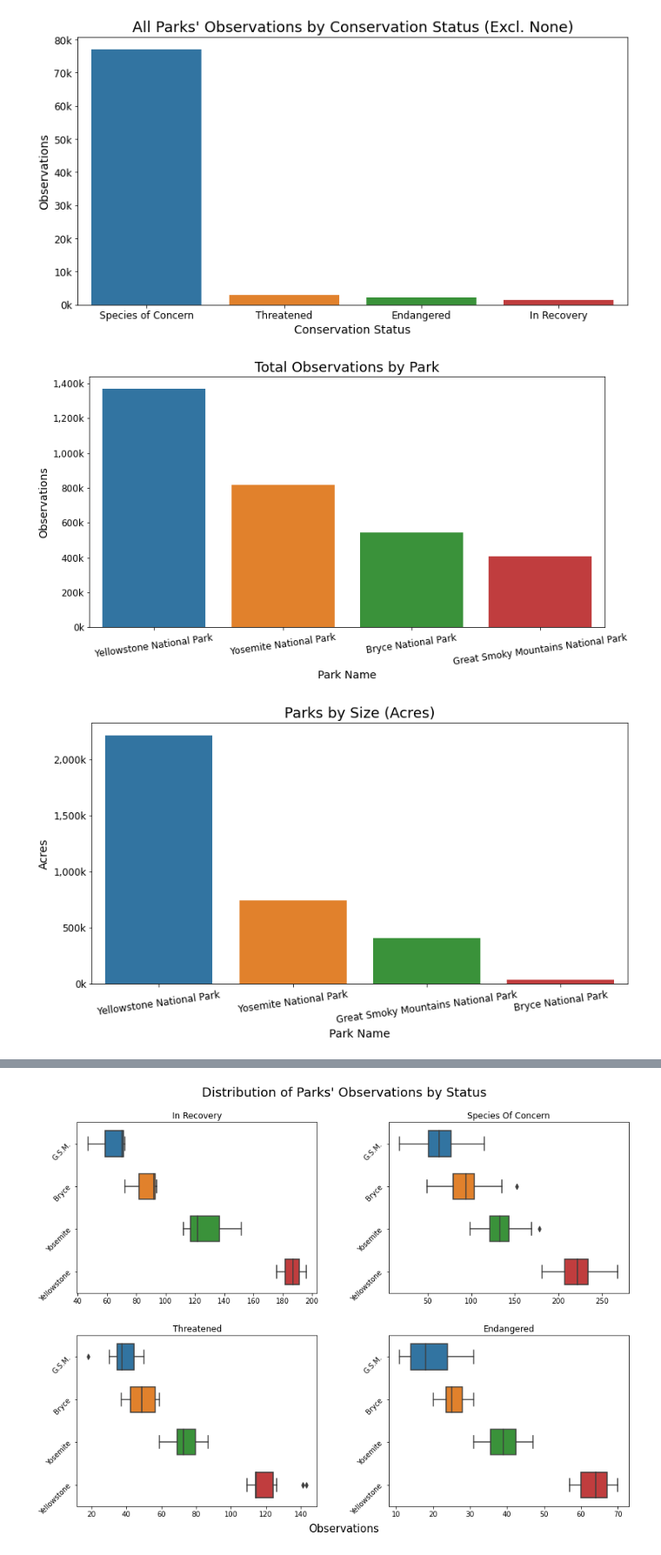
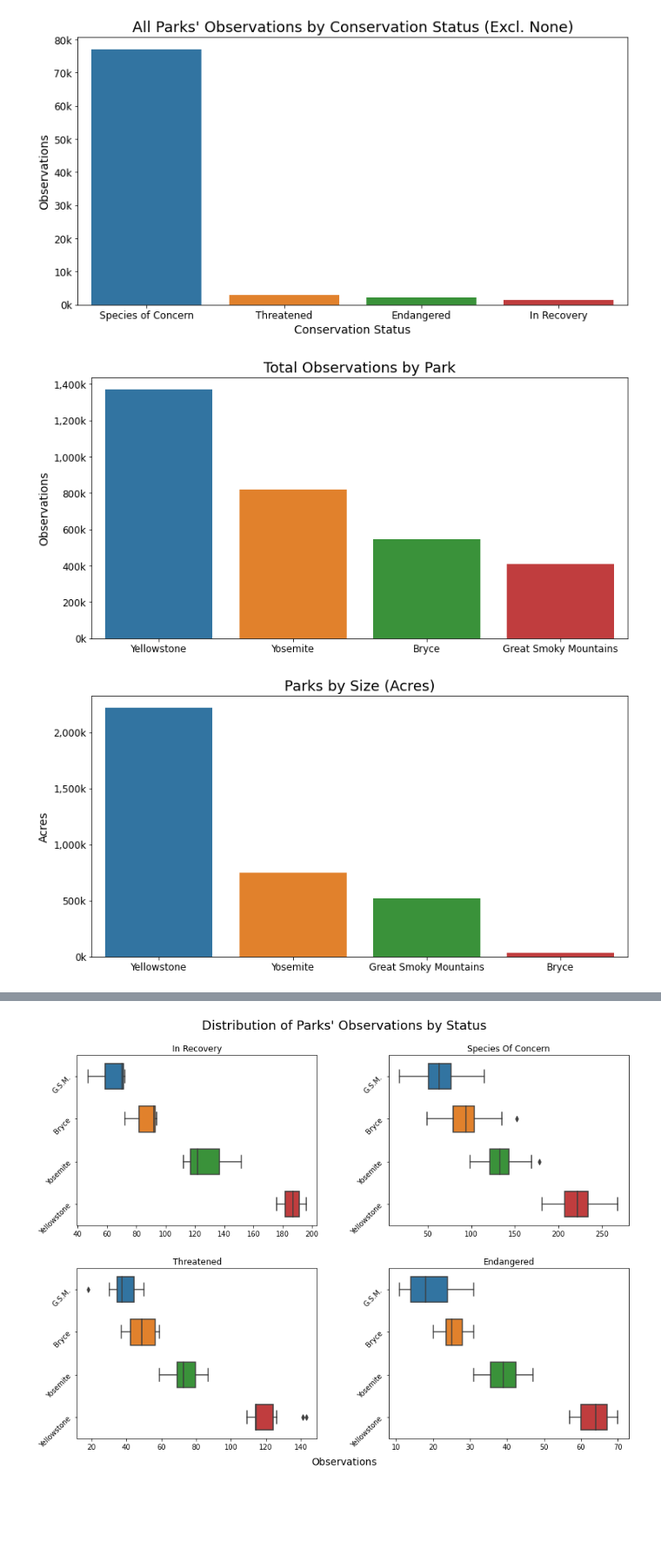
Before and after one commit to lightlySkewed/Biodiversity, a Jupyter notebook: biodiversity.ipynb, the cells around one changed output, grey strips where cells are left out. Shown: that part at 87% size. Saved outputs shown, nothing was run; the diff lists cells and outputs as text; code cells hidden in the pictures; blank space fills up the shorter version.

Commit message:
formatted plots, added plots, made progress on draft.

```diff
--- a/biodiversity.ipynb
+++ b/biodiversity.ipynb
@@ -191,23 +178,25 @@ plt.yticks(fontsize=12);
 # %%
 # sum observations by park
 park_obs = bio_df.groupby('park_name')[['observations']].sum()
+
+park_obs.index = ['Bryce', 'Great Smoky Mountains', 'Yellowstone', 'Yosemite']
 
 fig, ax = plt.subplots(figsize=(12, 6))
 plt.ticklabel_format(style='plain', axis='y')
 sns.barplot(data= park_obs, x=park_obs.index, y= 'observations',
             order= park_obs.sort_values('observations', ascending= False).index)
 ax.yaxis.set_major_formatter(ticker.FuncFormatter(lambda x, pos: '{:,.0f}'.format(x/1000) + 'k'))
 plt.title('Total Observations by Park',fontsize=18)
-plt.xlabel('Park Name', fontsize=14)
 plt.ylabel('Observations', fontsize=14)
-plt.xticks(fontsize=12, rotation= 8);
+plt.xticks(fontsize=12);
 plt.yticks(fontsize=12);
+plt.savefig('Total Observations by Park.png', dpi= 600)
 # %% [output]
-[figure, old version]
+[figure, new version]
 # %%
 # create a df of the park acreage for 'diversity' plot
-park_acres = {'acres': [35835, 407679, 2219791, 747956]}
-park_labels = ['Bryce National Park', 'Great Smoky Mountains National Park', 'Yellowstone National Park', 'Yosemite National Park']
+park_acres = {'acres': [35835, 522427, 2219791, 747956]}
+park_labels = ['Bryce', 'Great Smoky Mountains', 'Yellowstone', 'Yosemite']
 park_size = pd.DataFrame(park_acres, index= park_labels)
 park_size.index.name = 'park_name'
 
@@ -217,12 +206,13 @@ sns.barplot(data= park_size, x= park_size.index, y= 'acres',
             order= park_size.sort_values('acres', ascending= False).index)
 ax.yaxis.set_major_formatter(ticker.FuncFormatter(lambda x, pos: '{:,.0f}'.format(x/1000) + 'k'))
 plt.title('Parks by Size (Acres)',fontsize=18)
-plt.xlabel('Park Name', fontsize= 14)
 plt.ylabel('Acres', fontsize= 14)
-plt.xticks(fontsize= 12, rotation= 8);
+plt.xlabel('')
+plt.xticks(fontsize= 12);
 plt.yticks(fontsize= 12);
+plt.savefig('Parks by Size (Acres).png', dpi= 600)
 # %% [output]
-[figure, old version]
+[figure, new version]
 # %%
 # plot observations per acre across parks
 obs_per_acre = pd.merge(park_obs, park_size, left_index=True, right_index=True)
```
Also changed, not shown: parts of 24 cells of this notebook, 24 other files.
